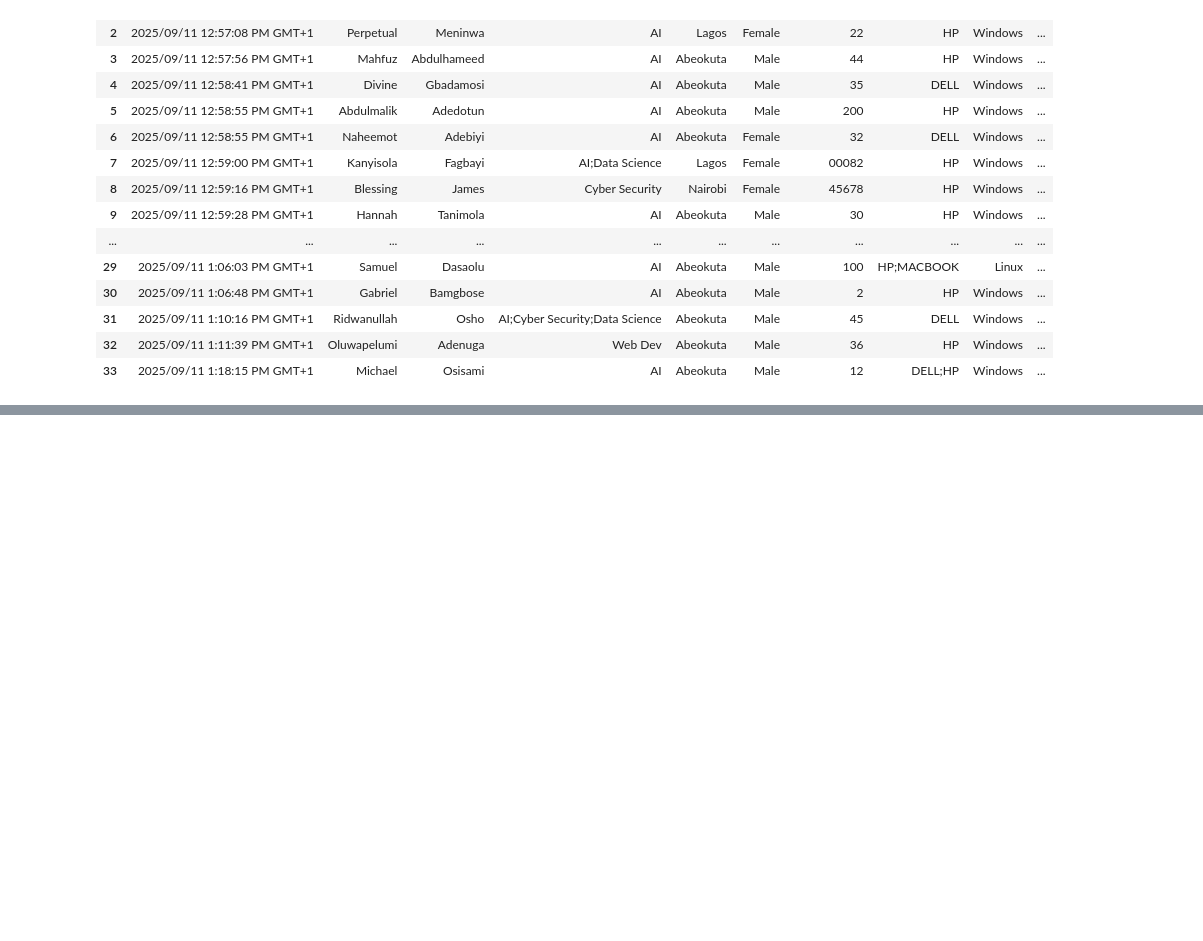
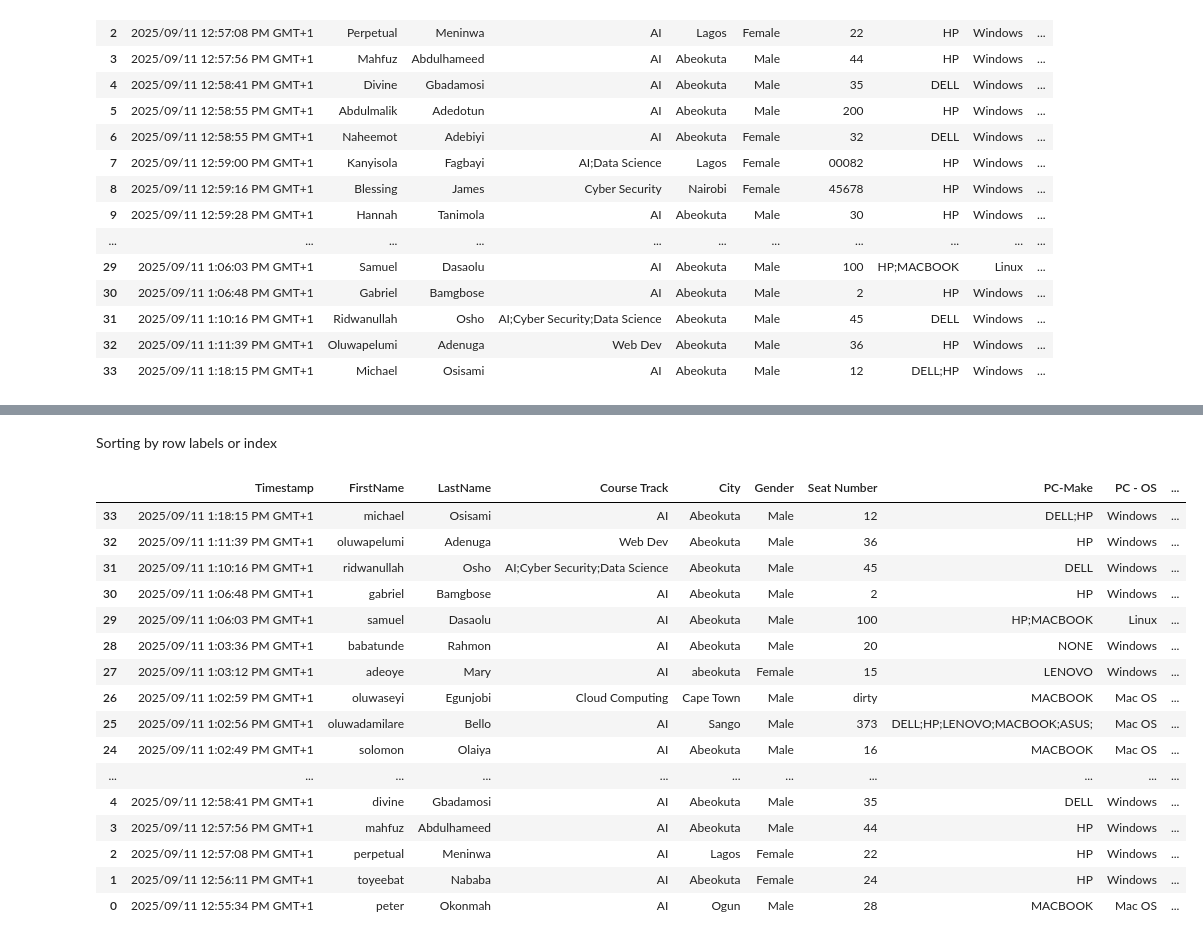
Before and after one commit to bissakaAI/DataAndData_analysis, a Jupyter notebook: Task_folder/pandas/workingwithPandas.ipynb, the cells around one changed output, grey strips where cells are left out. Cells and saved outputs as stored; diff of their text form; code cells hidden in the pictures; blank space fills up the shorter version.

```diff
--- a/Task_folder/pandas/workingwithPandas.ipynb
+++ b/Task_folder/pandas/workingwithPandas.ipynb
@@ -177,0 +433,22 @@ NameError: name 'biodata' is not defined
+# %% [markdown]
+Sorting by row labels or index
+# %%
+df.sort_index(axis=0,inplace=False,ascending=False)
+# %% [output]
+|  | Timestamp | FirstName | LastName | Course Track | City | Gender | Seat Number | PC-Make | PC - OS | ... |
+| 33 | 2025/09/11 1:18:15 PM GMT+1 | michael | Osisami | AI | Abeokuta | Male | 12 | DELL;HP | Windows | ... |
+| 32 | 2025/09/11 1:11:39 PM GMT+1 | oluwapelumi | Adenuga | Web Dev | Abeokuta | Male | 36 | HP | Windows | ... |
+| 31 | 2025/09/11 1:10:16 PM GMT+1 | ridwanullah | Osho | AI;Cyber Security;Data Science | Abeokuta | Male | 45 | DELL | Windows | ... |
+| 30 | 2025/09/11 1:06:48 PM GMT+1 | gabriel | Bamgbose | AI | Abeokuta | Male | 2 | HP | Windows | ... |
+| 29 | 2025/09/11 1:06:03 PM GMT+1 | samuel | Dasaolu | AI | Abeokuta | Male | 100 | HP;MACBOOK | Linux | ... |
+| 28 | 2025/09/11 1:03:36 PM GMT+1 | babatunde | Rahmon | AI | Abeokuta | Male | 20 | NONE | Windows | ... |
+| 27 | 2025/09/11 1:03:12 PM GMT+1 | adeoye | Mary | AI | abeokuta | Female | 15 | LENOVO | Windows | ... |
+| 26 | 2025/09/11 1:02:59 PM GMT+1 | oluwaseyi | Egunjobi | Cloud Computing | Cape Town | Male | dirty | MACBOOK | Mac OS | ... |
+| 25 | 2025/09/11 1:02:56 PM GMT+1 | oluwadamilare | Bello | AI | Sango | Male | 373 | DELL;HP;LENOVO;MACBOOK;ASUS; | Mac OS | ... |
+| 24 | 2025/09/11 1:02:49 PM GMT+1 | solomon | Olaiya | AI | Abeokuta | Male | 16 | MACBOOK | Mac OS | ... |
+| ... | ... | ... | ... | ... | ... | ... | ... | ... | ... | ... |
+| 4 | 2025/09/11 12:58:41 PM GMT+1 | divine | Gbadamosi | AI | Abeokuta | Male | 35 | DELL | Windows | ... |
+| 3 | 2025/09/11 12:57:56 PM GMT+1 | mahfuz | Abdulhameed | AI | Abeokuta | Male | 44 | HP | Windows | ... |
+| 2 | 2025/09/11 12:57:08 PM GMT+1 | perpetual | Meninwa | AI | Lagos | Female | 22 | HP | Windows | ... |
+| 1 | 2025/09/11 12:56:11 PM GMT+1 | toyeebat | Nababa | AI | Abeokuta | Female | 24 | HP | Windows | ... |
+| 0 | 2025/09/11 12:55:34 PM GMT+1 | peter | Okonmah | AI | Ogun | Male | 28 | MACBOOK | Mac OS | ... |
```
Also changed, not shown: parts of 48 cells of this notebook, 2 other files.
